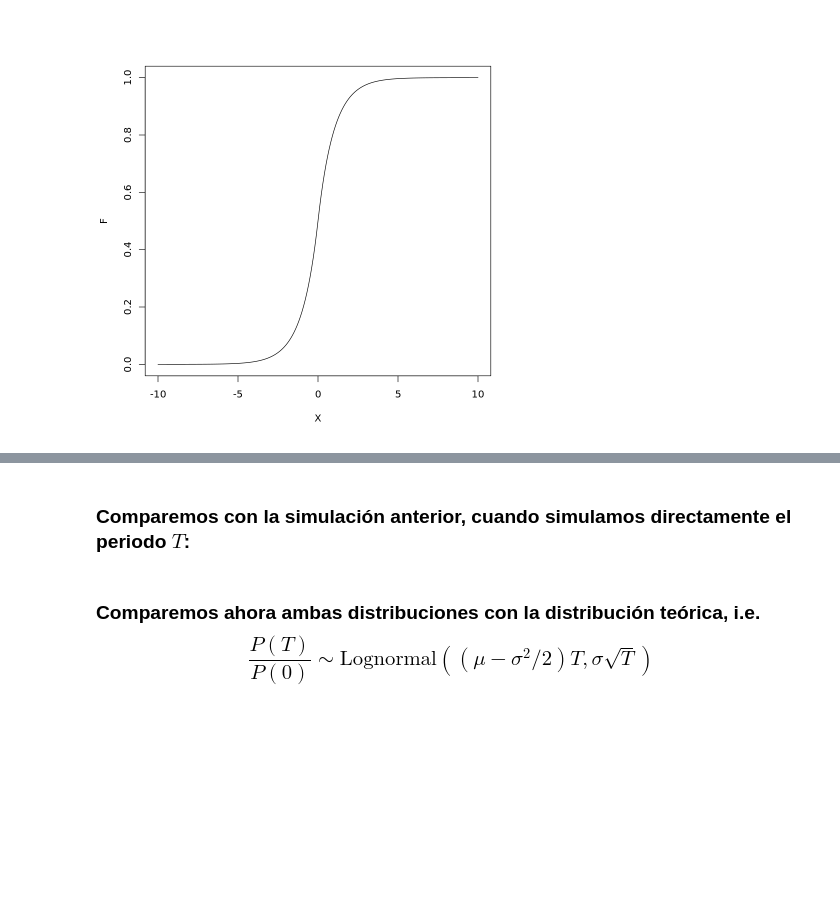
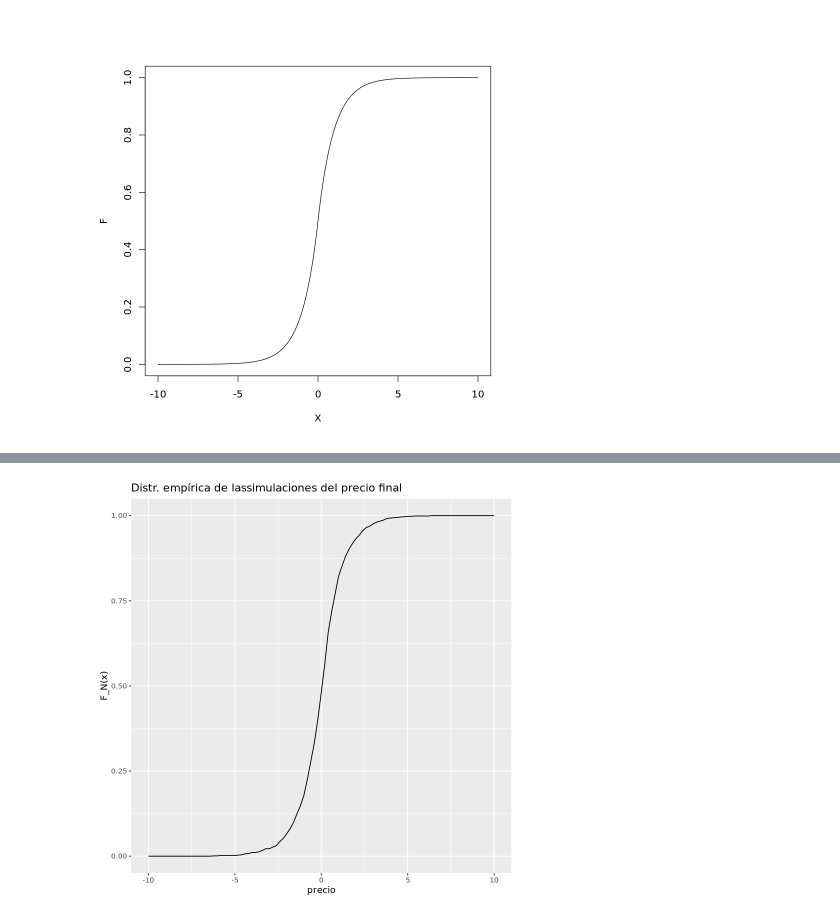
Before and after one commit to cesar-trader/simul_tarea2, a Jupyter notebook: tarea3pregunta1.ipynb, the cells around one changed output, grey strips where cells are left out. Drawn from its saved outputs; the diff is of its cells as text; code cells hidden in the pictures; blank space fills up the shorter version.

```diff
--- a/tarea3pregunta1.ipynb
+++ b/tarea3pregunta1.ipynb
@@ -324,2 +114,0 @@ plotfig_emp
-# %% [markdown]
-### Comparemos con la simulación anterior, cuando simulamos directamente el periodo $T$:
@@ -328,2 +114,0 @@ plotfig_emp+geom_function(fun=ecdf(PT), color="red")
-# %% [markdown]
-### Comparemos ahora ambas distribuciones con la distribución teórica, i.e. $$\frac{P(T)}{P(0)} \sim \text{Lognormal}\left((\mu-\sigma^2/2)T,\sigma\sqrt{T}\right)$$
@@ -336,0 +115,8 @@ plotfig+geom_function(fun=ecdf(plotdata[(semana==nsem) & (n<=Nsim),precio]/P0),
+# %%
+pfin2 = ggplot(sample_F_data,aes(sample_F))+geom_function(fun=ecdf(sample_F))+
+         xlim(-10,10)+
+         labs(x="precio",y="F_N(x)",
+              title=paste0("Distr. empírica de lassimulaciones del precio final"))
+pfin2
+# %% [output]
+[figure, added]
```
Also changed, not shown: parts of 56 cells of this notebook.
